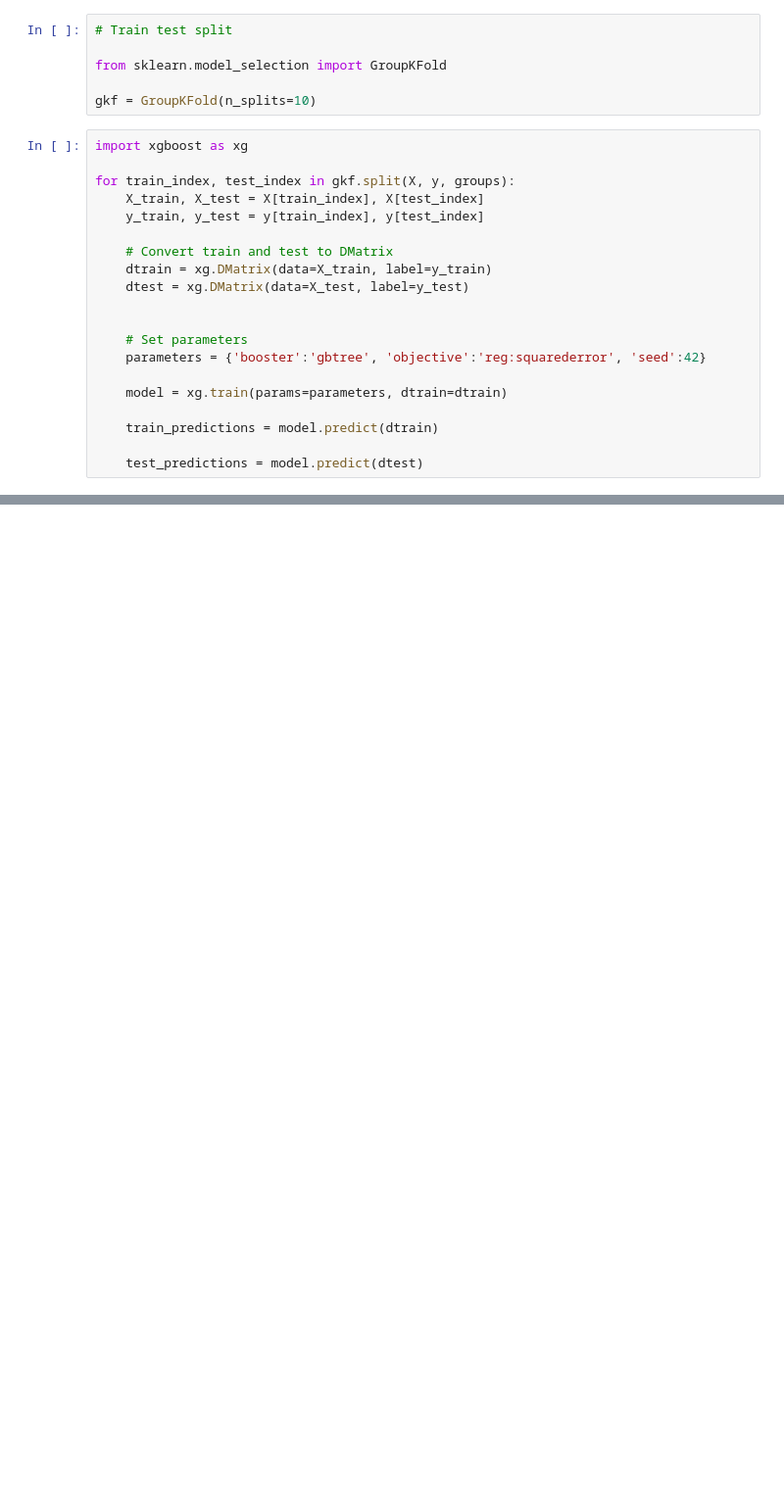
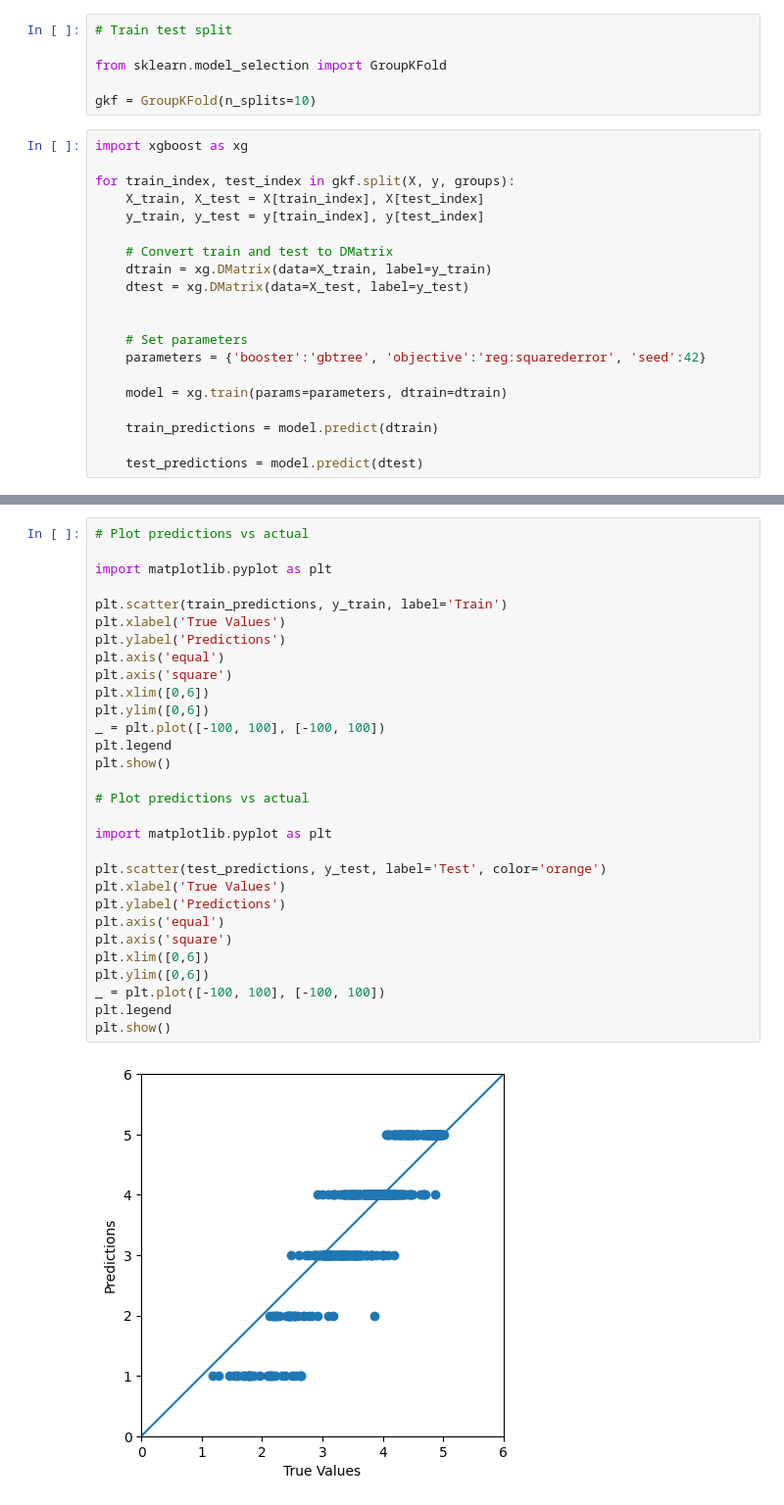
Before and after one commit to aoife-mulligan/ct413, a Jupyter notebook: xgboost.ipynb, the cells around one changed output, grey strips where cells are left out. Shown: that part at 98% size. Cells and saved outputs as stored; diff of their text form; blank space fills up the shorter version.

```diff
--- a/xgboost.ipynb
+++ b/xgboost.ipynb
@@ -72,0 +87,32 @@ plt.show()'''
+# %%
+# Plot predictions vs actual
+
+import matplotlib.pyplot as plt
+
+plt.scatter(train_predictions, y_train, label='Train')
+plt.xlabel('True Values')
+plt.ylabel('Predictions')
+plt.axis('equal')
+plt.axis('square')
+plt.xlim([0,6])
+plt.ylim([0,6])
+_ = plt.plot([-100, 100], [-100, 100])
+plt.legend
+plt.show()
+
+# Plot predictions vs actual
+
+import matplotlib.pyplot as plt
+
+plt.scatter(test_predictions, y_test, label='Test', color='orange')
+plt.xlabel('True Values')
+plt.ylabel('Predictions')
+plt.axis('equal')
+plt.axis('square')
+plt.xlim([0,6])
+plt.ylim([0,6])
+_ = plt.plot([-100, 100], [-100, 100])
+plt.legend
+plt.show()
+# %% [output]
+[figure, added]
```
Also changed, not shown: parts of 5 cells of this notebook, 1 other file.
